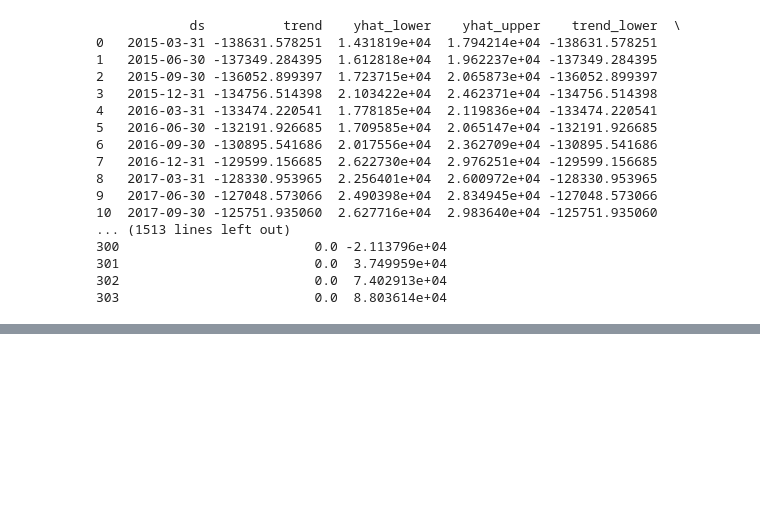
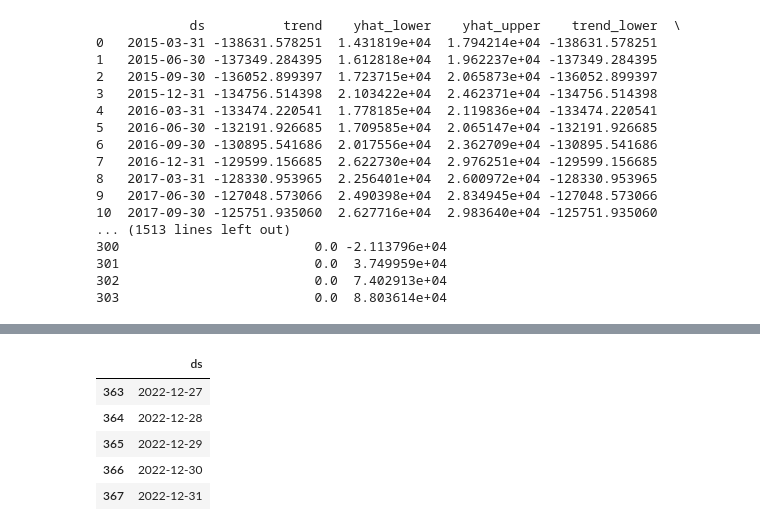
Before and after one commit to ASrini8397/GoogleRevenueForecasting, a Jupyter notebook: GoogleRevenueForecast.ipynb, the cells around one changed output, grey strips where cells are left out. Saved outputs shown, nothing was run; the diff lists cells and outputs as text; code cells hidden in the pictures; blank space fills up the shorter version.

```diff
--- a/GoogleRevenueForecast.ipynb
+++ b/GoogleRevenueForecast.ipynb
@@ -109,0 +154,10 @@ with pd.option_context('display.max_rows', None, 'display.max_columns', None):
+# %%
+future1 = m.make_future_dataframe(periods=365)
+future1.tail()
+# %% [output]
+|  | ds |
+| 363 | 2022-12-27 |
+| 364 | 2022-12-28 |
+| 365 | 2022-12-29 |
+| 366 | 2022-12-30 |
+| 367 | 2022-12-31 |
```
Also changed, not shown: parts of 11 cells of this notebook.
